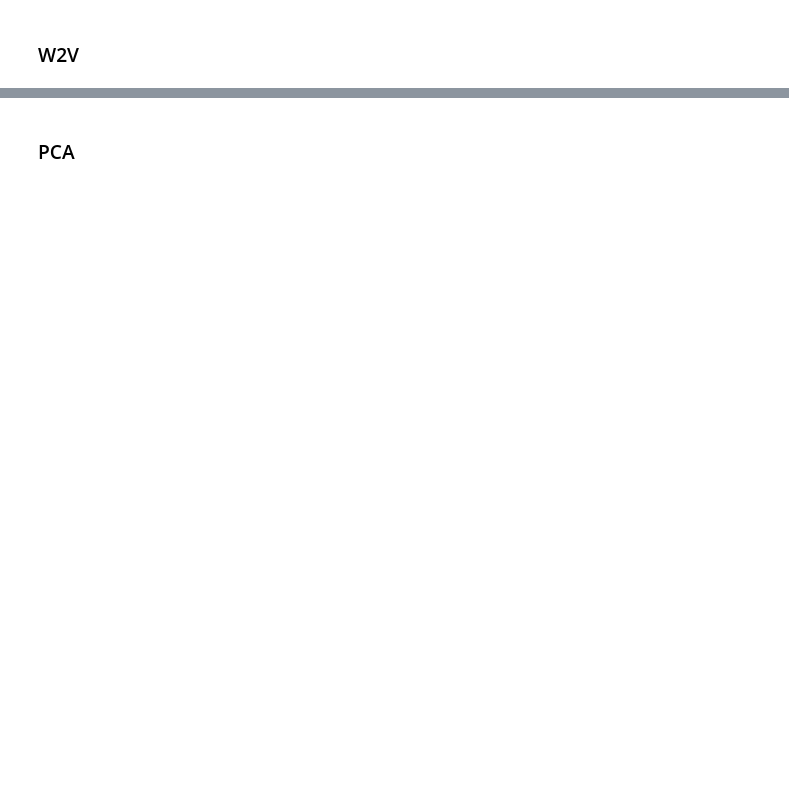
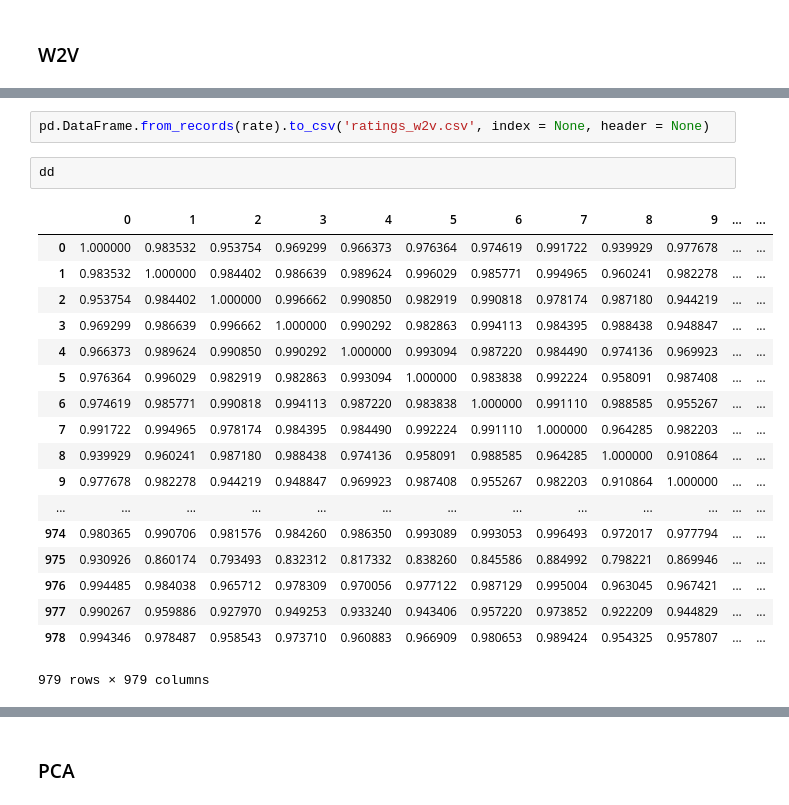
Before and after one commit to varan42/myths_transition, a Jupyter notebook: myths_.ipynb, the cells around one changed output, grey strips where cells are left out. Cells and saved outputs as stored; diff of their text form; blank space fills up the shorter version.

```diff
--- a/myths_.ipynb
+++ b/myths_.ipynb
@@ -170,0 +234,23 @@ len(model.w1)
+# %%
+pd.DataFrame.from_records(rate).to_csv('ratings_w2v.csv', index = None, header = None)
+# %%
+dd
+# %% [output]
+|  | 0 | 1 | 2 | 3 | 4 | 5 | 6 | 7 | 8 | 9 | ... | ... |
+| 0 | 1.000000 | 0.983532 | 0.953754 | 0.969299 | 0.966373 | 0.976364 | 0.974619 | 0.991722 | 0.939929 | 0.977678 | ... | ... |
+| 1 | 0.983532 | 1.000000 | 0.984402 | 0.986639 | 0.989624 | 0.996029 | 0.985771 | 0.994965 | 0.960241 | 0.982278 | ... | ... |
+| 2 | 0.953754 | 0.984402 | 1.000000 | 0.996662 | 0.990850 | 0.982919 | 0.990818 | 0.978174 | 0.987180 | 0.944219 | ... | ... |
+| 3 | 0.969299 | 0.986639 | 0.996662 | 1.000000 | 0.990292 | 0.982863 | 0.994113 | 0.984395 | 0.988438 | 0.948847 | ... | ... |
+| 4 | 0.966373 | 0.989624 | 0.990850 | 0.990292 | 1.000000 | 0.993094 | 0.987220 | 0.984490 | 0.974136 | 0.969923 | ... | ... |
+| 5 | 0.976364 | 0.996029 | 0.982919 | 0.982863 | 0.993094 | 1.000000 | 0.983838 | 0.992224 | 0.958091 | 0.987408 | ... | ... |
+| 6 | 0.974619 | 0.985771 | 0.990818 | 0.994113 | 0.987220 | 0.983838 | 1.000000 | 0.991110 | 0.988585 | 0.955267 | ... | ... |
+| 7 | 0.991722 | 0.994965 | 0.978174 | 0.984395 | 0.984490 | 0.992224 | 0.991110 | 1.000000 | 0.964285 | 0.982203 | ... | ... |
+| 8 | 0.939929 | 0.960241 | 0.987180 | 0.988438 | 0.974136 | 0.958091 | 0.988585 | 0.964285 | 1.000000 | 0.910864 | ... | ... |
+| 9 | 0.977678 | 0.982278 | 0.944219 | 0.948847 | 0.969923 | 0.987408 | 0.955267 | 0.982203 | 0.910864 | 1.000000 | ... | ... |
+| ... | ... | ... | ... | ... | ... | ... | ... | ... | ... | ... | ... | ... |
+| 974 | 0.980365 | 0.990706 | 0.981576 | 0.984260 | 0.986350 | 0.993089 | 0.993053 | 0.996493 | 0.972017 | 0.977794 | ... | ... |
+| 975 | 0.930926 | 0.860174 | 0.793493 | 0.832312 | 0.817332 | 0.838260 | 0.845586 | 0.884992 | 0.798221 | 0.869946 | ... | ... |
+| 976 | 0.994485 | 0.984038 | 0.965712 | 0.978309 | 0.970056 | 0.977122 | 0.987129 | 0.995004 | 0.963045 | 0.967421 | ... | ... |
+| 977 | 0.990267 | 0.959886 | 0.927970 | 0.949253 | 0.933240 | 0.943406 | 0.957220 | 0.973852 | 0.922209 | 0.944829 | ... | ... |
+| 978 | 0.994346 | 0.978487 | 0.958543 | 0.973710 | 0.960883 | 0.966909 | 0.980653 | 0.989424 | 0.954325 | 0.957807 | ... | ... |
+979 rows × 979 columns
```
Also changed, not shown: parts of 56 cells of this notebook, 10 other files.
